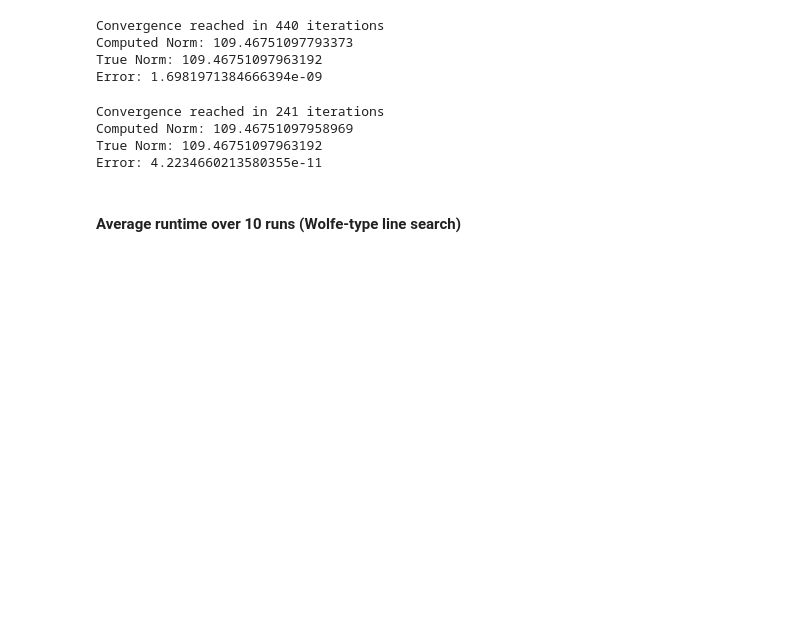
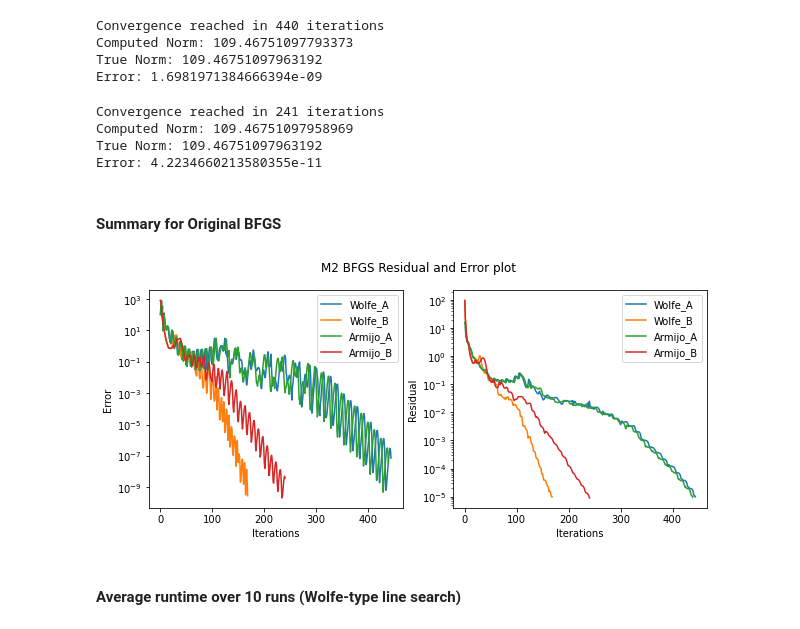
Before and after one commit to joetelila/CM-2Norm_matrix_problem, a Jupyter notebook: BFGS/bfgs_notebook.ipynb, the cells around one changed output. Saved outputs shown, nothing was run; the diff lists cells and outputs as text; code cells hidden in the pictures; blank space fills up the shorter version.

```diff
--- a/BFGS/bfgs_notebook.ipynb
+++ b/BFGS/bfgs_notebook.ipynb
@@ -269,14 +332,18 @@ a_c_m1_bfgs_b.bfgs()
 # %% [markdown]
 #### Base performance with loaded starting point (Wolfe-type line search)
 # %%
-w_o_m2_bfgs_a = run_bfgs(M2, alg_method='O', ls_method='W', c1=1e-4, c2=0.9, starting_point=x0_m2)
+w_o_m2_bfgs_a, w_o_m2_residuals_a, w_o_m2_errors_a = run_bfgs(M2, x0_m2, alg_method='O', ls_method='W', c1=1e-4, c2=0.9, return_arrays=True)
+o_m2_errors_list.append(w_o_m2_errors_a)
+o_m2_residuals_list.append(w_o_m2_residuals_a)
 # %% [output]
 Convergence reached in 445 iterations
 Computed Norm: 109.46751097802968
 True Norm: 109.46751097963192
 Error: 1.6022454474295955e-09
 # %%
-w_o_m2_bfgs_b = run_bfgs(M2, alg_method='O', ls_method='W', c1=0.1, c2=0.49, starting_point=x0_m2)
+w_o_m2_bfgs_b, w_o_m2_residuals_b, w_o_m2_errors_b = run_bfgs(M2, x0_m2, alg_method='O', ls_method='W', c1=0.1, c2=0.49, return_arrays=True)
+o_m2_errors_list.append(w_o_m2_errors_b)
+o_m2_residuals_list.append(w_o_m2_residuals_b)
 # %% [output]
 Convergence reached in 169 iterations
 Computed Norm: 109.46751097956667
@@ -285,19 +352,29 @@ Error: 6.52562448522076e-11
 # %% [markdown]
 #### Base performance with loaded starting point (Armijo-type line search)
 # %%
-a_o_m2_bfgs_a = run_bfgs(M2, alg_method='O', ls_method='A', c1=1e-4, starting_point=x0_m2)
+a_o_m2_bfgs_a, a_o_m2_residuals_a, a_o_m2_errors_a = run_bfgs(M2, x0_m2, alg_method='O', ls_method='A', c1=1e-4, return_arrays=True)
+o_m2_errors_list.append(a_o_m2_errors_a)
+o_m2_residuals_list.append(a_o_m2_residuals_a)
 # %% [output]
 Convergence reached in 440 iterations
 Computed Norm: 109.46751097793373
 True Norm: 109.46751097963192
 Error: 1.6981971384666394e-09
 # %%
-a_o_m2_bfgs_b = run_bfgs(M2, alg_method='O', ls_method='A', c1=0.1, starting_point=x0_m2)
+a_o_m2_bfgs_b, a_o_m2_residuals_b, a_o_m2_errors_b = run_bfgs(M2, x0_m2, alg_method='O', ls_method='A', c1=0.1, return_arrays=True)
+o_m2_errors_list.append(a_o_m2_errors_b)
+o_m2_residuals_list.append(a_o_m2_residuals_b)
 # %% [output]
 Convergence reached in 241 iterations
 Computed Norm: 109.46751097958969
 True Norm: 109.46751097963192
 Error: 4.2234660213580355e-11
+# %% [markdown]
+#### Summary for Original BFGS
+# %%
+plot_summary(o_m2_errors_list, o_m2_residuals_list, labels_list, "M2", "BFGS")
+# %% [output]
+[figure, added]
 # %% [markdown]
 #### Average runtime over 10 runs (Wolfe-type line search)
 # %%
```
Also changed, not shown: parts of 172 cells of this notebook, 7 other files.
